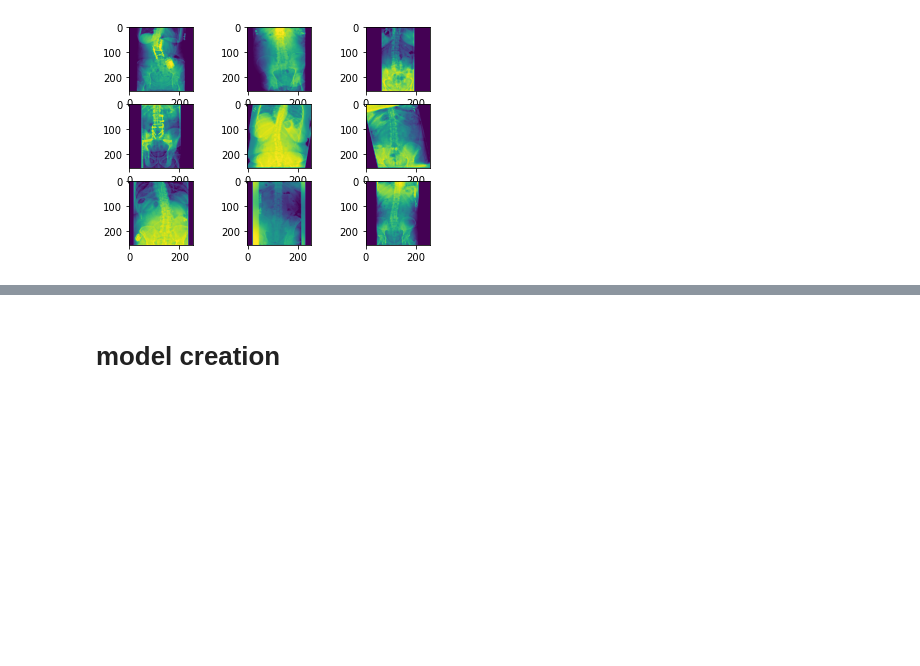
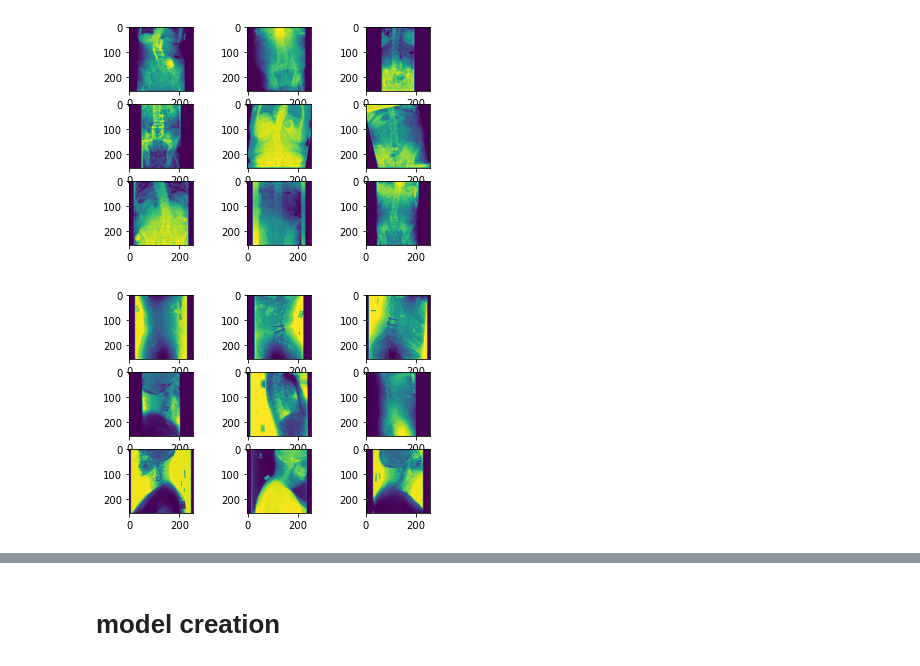
Before and after one commit to ck-unifr/x-ray_image_classification, a Jupyter notebook: x-ray_image_classification.ipynb, the cells around one changed output, grey strips where cells are left out. Drawn from its saved outputs; the diff is of its cells as text; code cells hidden in the pictures; blank space fills up the shorter version.

```diff
--- a/x-ray_image_classification.ipynb
+++ b/x-ray_image_classification.ipynb
@@ -50,0 +84,5 @@ train_files[0]
+# %%
+train_images, train_labels, train_lateral_files, train_ap_files = save_img_labels(folder=train_folder,
+                                                                                  images_file=train_image_file,
+                                                                                  labels_file=train_image_label,
+                                                                                 )
@@ -50,0 +91,5 @@ train_files[0]
+# %%
+test_images, test_labels, test_lateral_files, test_ap_files = save_img_labels(folder=test_folder,
+                                                                              images_file=test_image_file,
+                                                                              labels_file=test_image_label,
+                                                                             )
@@ -51,7 +98,7 @@ train_files[0]
 # %%
 for i in range(9):
     pyplot.subplot(330 + 1 + i)
-    filename = lateral_train_files[i]
+    filename = train_lateral_files[i]
     image = imread(filename)
     pyplot.imshow(image)
 
@@ -61,10 +108,20 @@ pyplot.show()
 # %%
 for i in range(9):
     pyplot.subplot(330 + 1 + i)
-    filename = ap_train_files[i]
+    filename = train_ap_files[i]
     image = imread(filename)
     pyplot.imshow(image)
 
 pyplot.show()
 # %% [output]
 [figure]
+# %%
+for i in range(9):
+    pyplot.subplot(330 + 1 + i)
+    filename = test_lateral_files[i]
+    image = imread(filename)
+    pyplot.imshow(image)
+
+pyplot.show()
+# %% [output]
+[figure, added]
```
Also changed, not shown: parts of 9 cells of this notebook.
